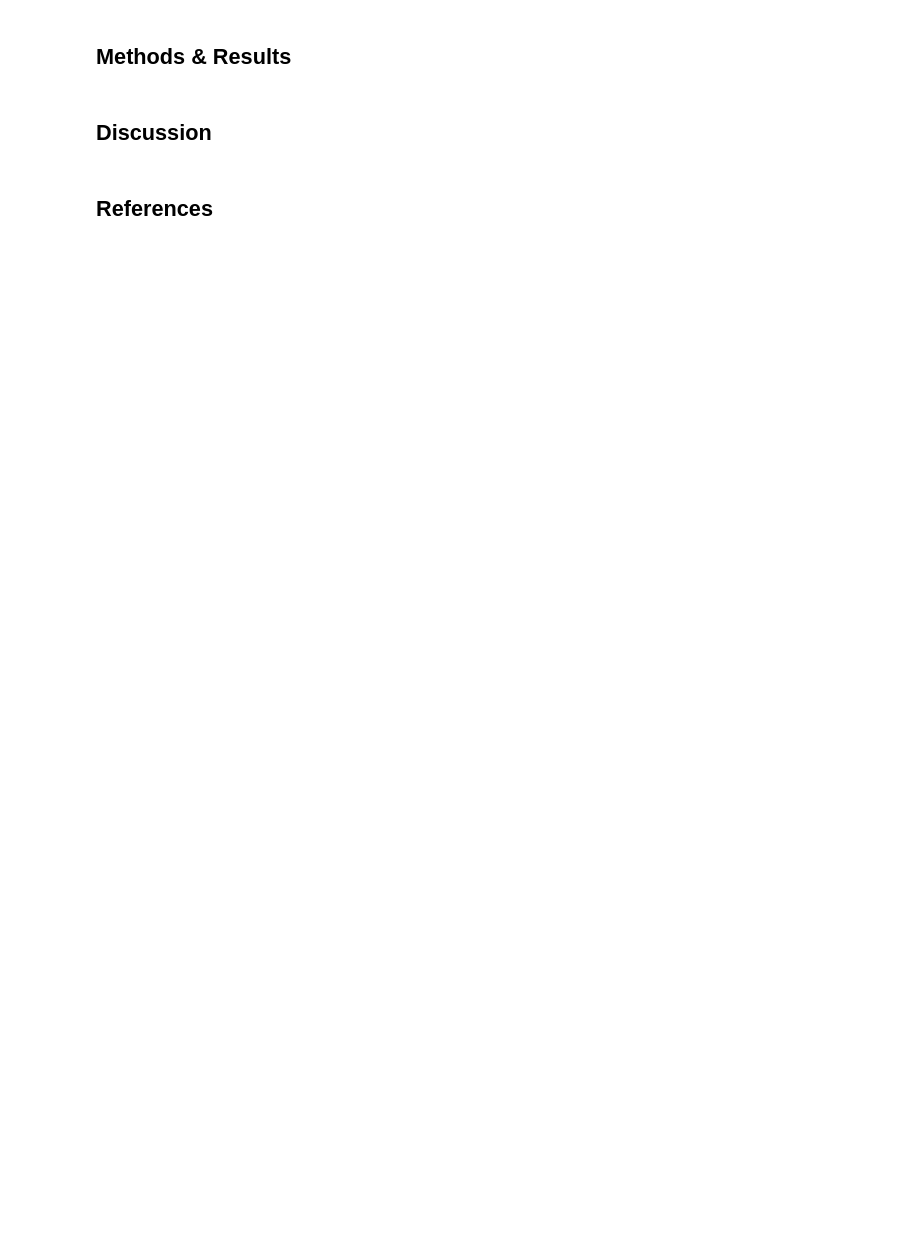
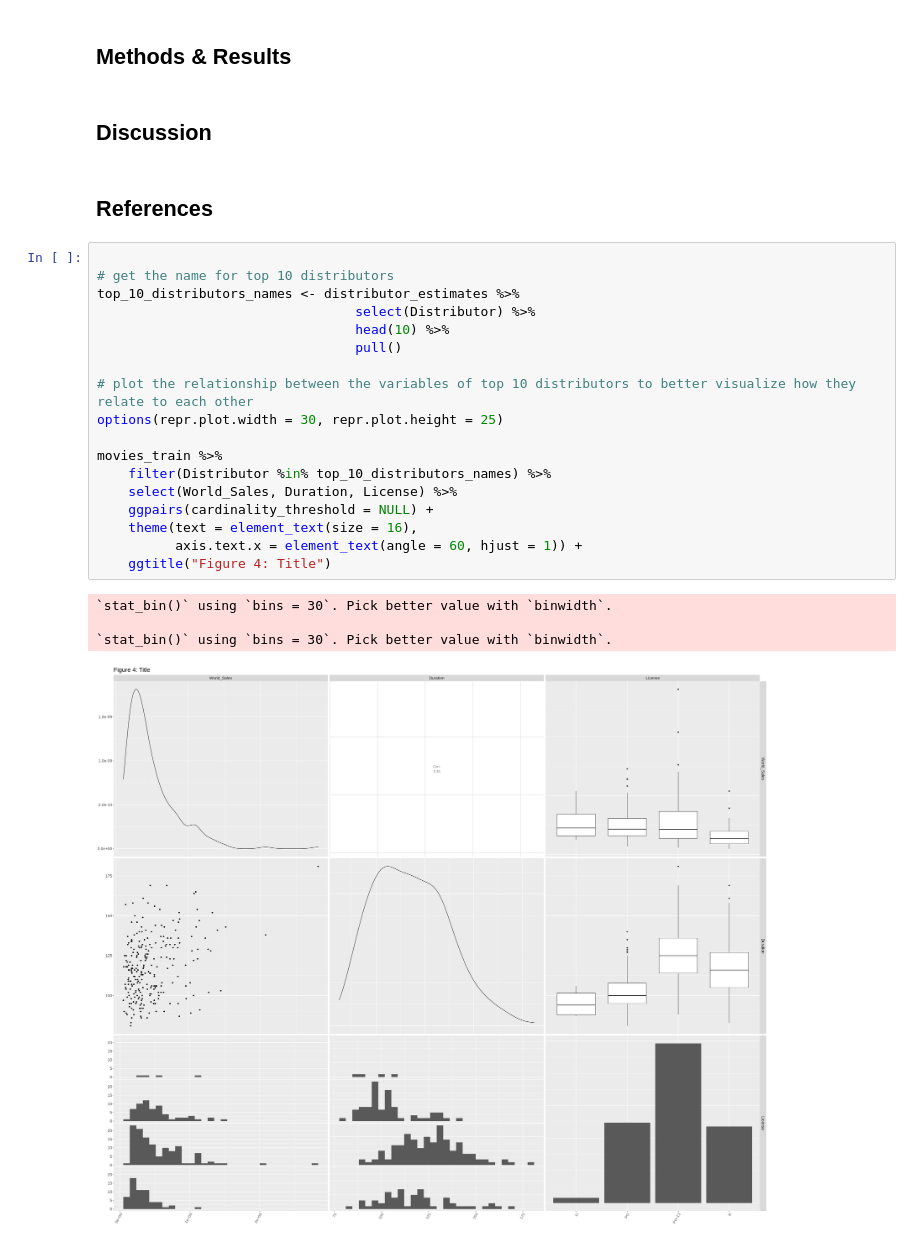
Before and after one commit to starsurfer87/DSCI100-Group-Project, a Jupyter notebook: thedreadedassignment.ipynb, the cells around one changed output. Cells and saved outputs as stored; diff of their text form; blank space fills up the shorter version.

```diff
--- a/thedreadedassignment.ipynb
+++ b/thedreadedassignment.ipynb
@@ -286,3 +286,26 @@ movies_boxplot
 ## Discussion
 # %% [markdown]
 ## References
+# %%
+
+# get the name for top 10 distributors
+top_10_distributors_names <- distributor_estimates %>%
+                                 select(Distributor) %>%
+                                 head(10) %>%
+                                 pull()
+
+# plot the relationship between the variables of top 10 distributors to better visualize how they relate to each other
+options(repr.plot.width = 30, repr.plot.height = 25)
+
+movies_train %>%
+    filter(Distributor %in% top_10_distributors_names) %>%
+    select(World_Sales, Duration, License) %>%
+    ggpairs(cardinality_threshold = NULL) +
+    theme(text = element_text(size = 16),
+          axis.text.x = element_text(angle = 60, hjust = 1)) +
+    ggtitle("Figure 4: Title")
+# %% [output]
+`stat_bin()` using `bins = 30`. Pick better value with `binwidth`.
+
+`stat_bin()` using `bins = 30`. Pick better value with `binwidth`.
+[figure, added]
```
Also changed, not shown: parts of 8 cells of this notebook.
